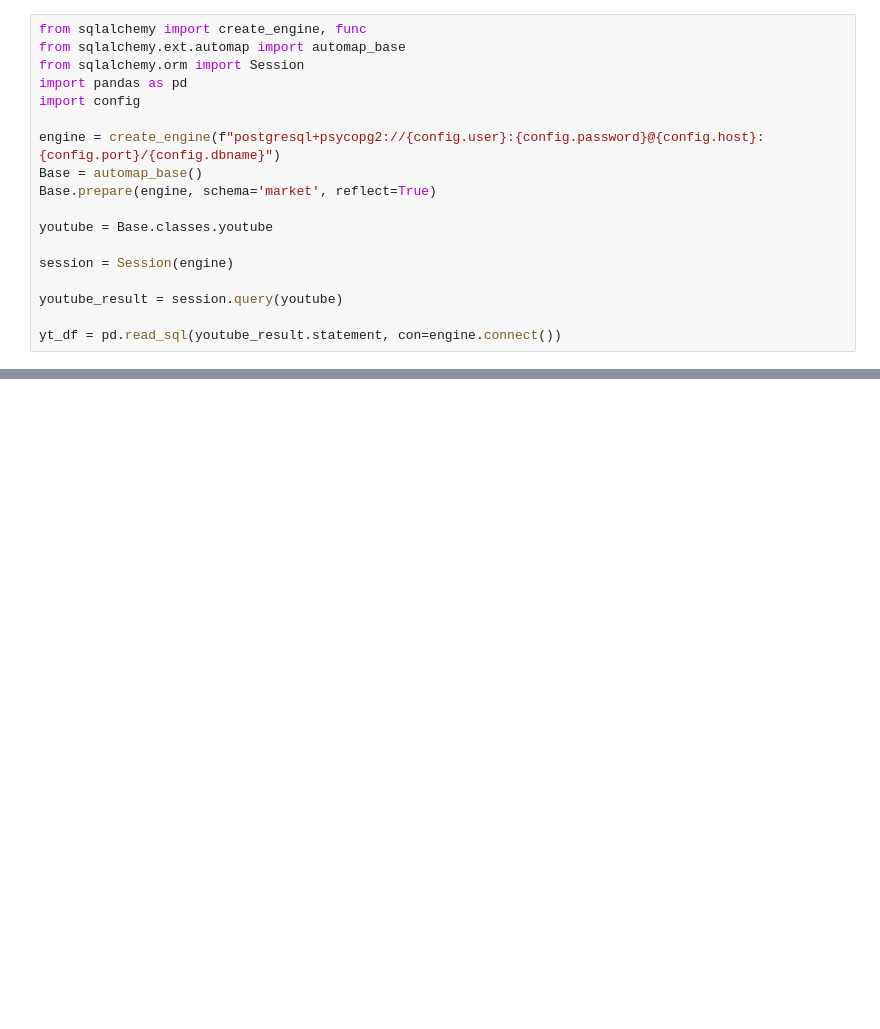
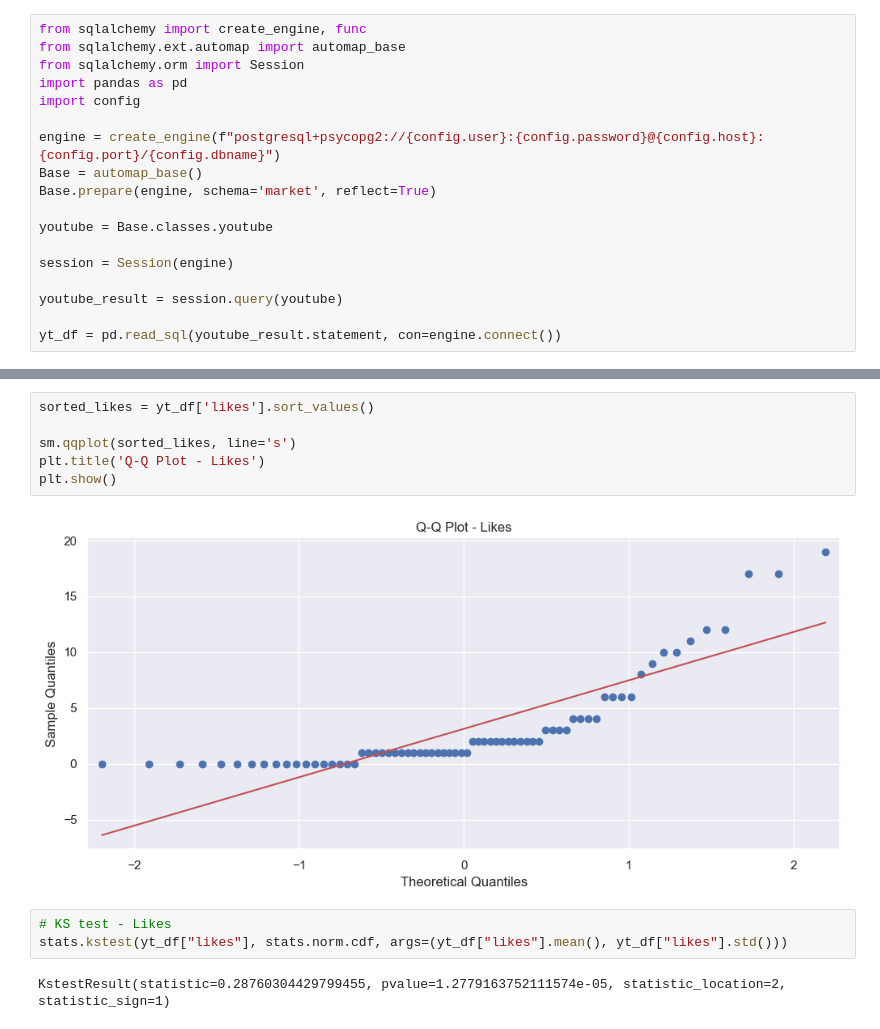
Before and after one commit to tpham16/TKH-Social-Media-Engagement-Analytics, a Jupyter notebook: sprint7_eda/youtube_eda7.ipynb, the cells around one changed output, grey strips where cells are left out. Saved outputs shown, nothing was run; the diff lists cells and outputs as text; blank space fills up the shorter version.

```diff
--- a/sprint7_eda/youtube_eda7.ipynb
+++ b/sprint7_eda/youtube_eda7.ipynb
@@ -33,0 +56,13 @@ yt_df = pd.read_sql(youtube_result.statement, con=engine.connect())
+# %%
+sorted_likes = yt_df['likes'].sort_values()
+
+sm.qqplot(sorted_likes, line='s')
+plt.title('Q-Q Plot - Likes')
+plt.show()
+# %% [output]
+[figure, added]
+# %%
+# KS test - Likes
+stats.kstest(yt_df["likes"], stats.norm.cdf, args=(yt_df["likes"].mean(), yt_df["likes"].std()))
+# %% [output]
+KstestResult(statistic=0.28760304429799455, pvalue=1.2779163752111574e-05, statistic_location=2, statistic_sign=1)
```
Also changed, not shown: parts of 25 cells of this notebook, 1 other file.
